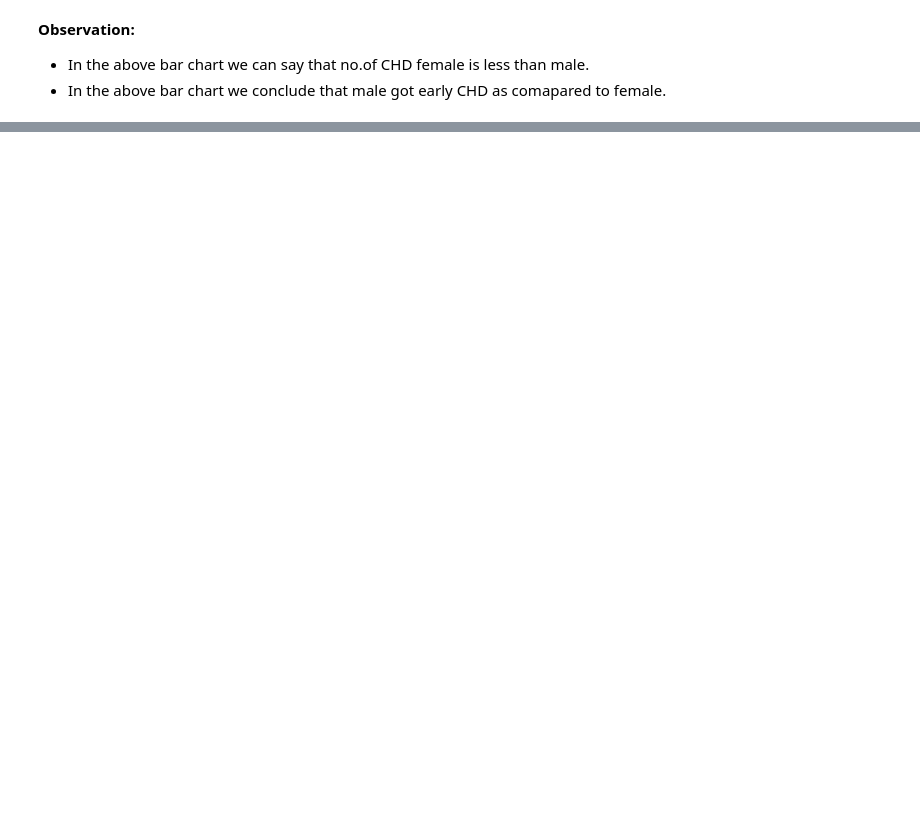
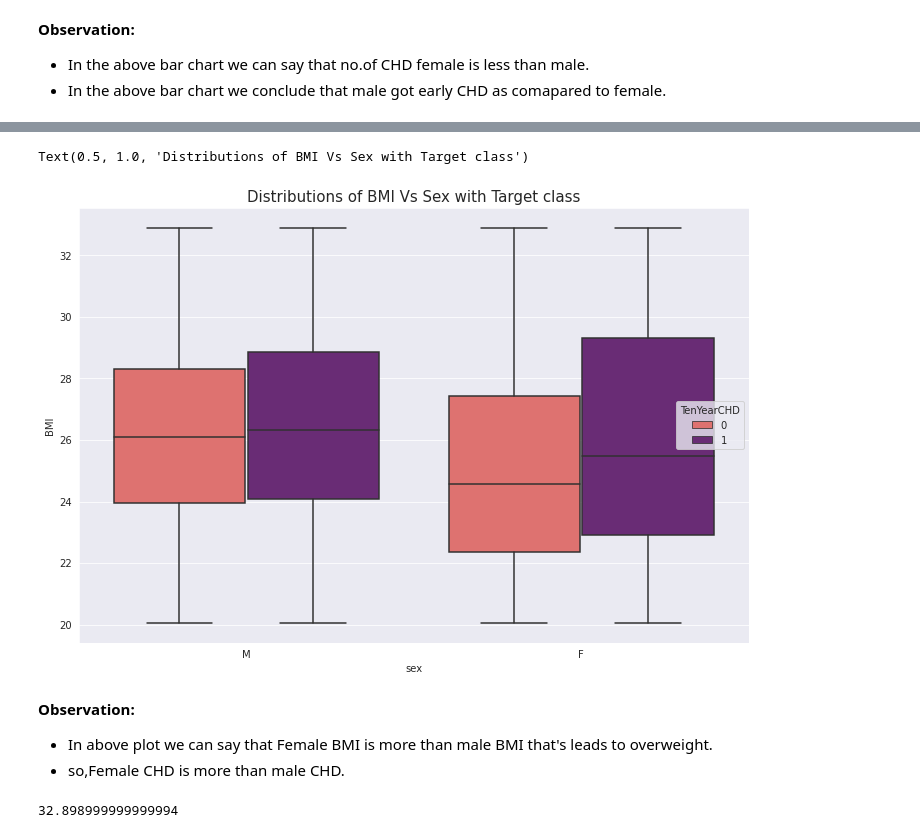
Before and after one commit to SachinYallapurkar/Cardiovascular-Risk-Prediction, a Jupyter notebook: Cardiovascular_Risk_Prediction.ipynb, the cells around one changed output, grey strips where cells are left out. Drawn from its saved outputs; the diff is of its cells as text; code cells hidden in the pictures; blank space fills up the shorter version.

```diff
--- a/Cardiovascular_Risk_Prediction.ipynb
+++ b/Cardiovascular_Risk_Prediction.ipynb
@@ -355,0 +434,17 @@ fig.tight_layout()
+# %%
+#ploting the boxplot between sex variable and BMI variable with target class
+plt.figure(figsize=(12,8))
+sns.boxplot(data=cardiovascular_risk,x="sex", y='BMI',hue="TenYearCHD",palette = 'magma_r')
+plt.title("Distributions of BMI Vs Sex with Target class",fontsize=15)
+# %% [output]
+Text(0.5, 1.0, 'Distributions of BMI Vs Sex with Target class')
+[figure, added]
+# %% [markdown]
+**Observation:**
+* In above plot we can say that Female BMI is more than male BMI that's leads to overweight.
+* so,Female CHD is more than male CHD.
+# %%
+#maximum BMI
+cardiovascular_risk.BMI.unique().max()
+# %% [output]
+32.898999999999994
```
Also changed, not shown: parts of 19 cells of this notebook.
